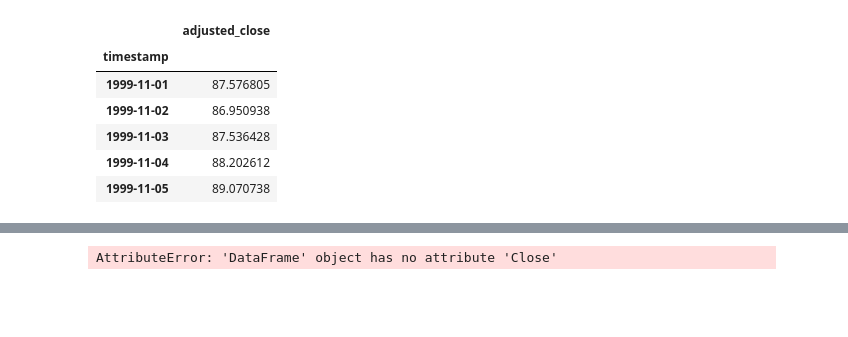
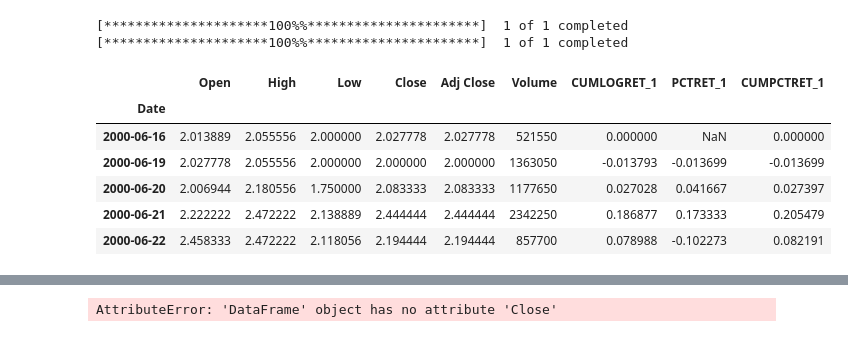
Before and after one commit to vibqetowi/datathon-23, a Jupyter notebook: LSTM_Model.ipynb, the cells around one changed output, grey strips where cells are left out. Cells and saved outputs as stored; diff of their text form; code cells hidden in the pictures; blank space fills up the shorter version.

```diff
--- a/LSTM_Model.ipynb
+++ b/LSTM_Model.ipynb
@@ -28,17 +28,32 @@ def csv_to_df_handler(path):
     out_df.index = pd.to_datetime(out_df.index)
     out_df = out_df.sort_index(ascending=True).replace([np.inf, -np.inf], np.nan).interpolate(method='linear').fillna(0)
     return out_df
-# %%
-SPY_df = csv_to_df_handler('/benchmark/SPY.csv')
-SPY_df = SPY_df.drop(columns=SPY_df.columns.difference(['adjusted_close']))
-
-
-SPY_df.head()
-# %% [output]
-|  | adjusted_close |
-| timestamp |  |
-| 1999-11-01 | 87.576805 |
-| 1999-11-02 | 86.950938 |
-| 1999-11-03 | 87.536428 |
-| 1999-11-04 | 88.202612 |
-| 1999-11-05 | 89.070738 |
+# %%
+
+
+def fetch_data_from_yfinance_handler(symbol):
+    df = yf.download(tickers=symbol, start='1999-11-01').interpolate(method='linear')
+
+    # Calculate Returns and append to the df DataFrame
+    df.ta.percent_return(cumulative = False, append = True).rename(proportional_variation_compared_to_previous_day)
+    df.ta.percent_return(cumulative=True, append=True).rename(proportional_variation_compared_to_start)
+
+    # to get the value of stock on a certain day, do value_prev + value_prev*value_percent_return
+
+    return df
+# %%
+SPY_df = fetch_data_from_yfinance_handler('SPY')
+# SPY_df.head()
+
+ISRG_df = fetch_data_from_yfinance_handler('ISRG')
+ISRG_df.head()
+# %% [output]
+[*********************100%%**********************]  1 of 1 completed
+[*********************100%%**********************]  1 of 1 completed
+|  | Open | High | Low | Close | Adj Close | Volume | CUMLOGRET_1 | PCTRET_1 | CUMPCTRET_1 |
+| Date |  |  |  |  |  |  |  |  |  |
+| 2000-06-16 | 2.013889 | 2.055556 | 2.000000 | 2.027778 | 2.027778 | 521550 | 0.000000 | NaN | 0.000000 |
+| 2000-06-19 | 2.027778 | 2.055556 | 2.000000 | 2.000000 | 2.000000 | 1363050 | -0.013793 | -0.013699 | -0.013699 |
+| 2000-06-20 | 2.006944 | 2.180556 | 1.750000 | 2.083333 | 2.083333 | 1177650 | 0.027028 | 0.041667 | 0.027397 |
+| 2000-06-21 | 2.222222 | 2.472222 | 2.138889 | 2.444444 | 2.444444 | 2342250 | 0.186877 | 0.173333 | 0.205479 |
+| 2000-06-22 | 2.458333 | 2.472222 | 2.118056 | 2.194444 | 2.194444 | 857700 | 0.078988 | -0.102273 | 0.082191 |
```
Also changed, not shown: parts of 1 cell of this notebook, 1 other file.
